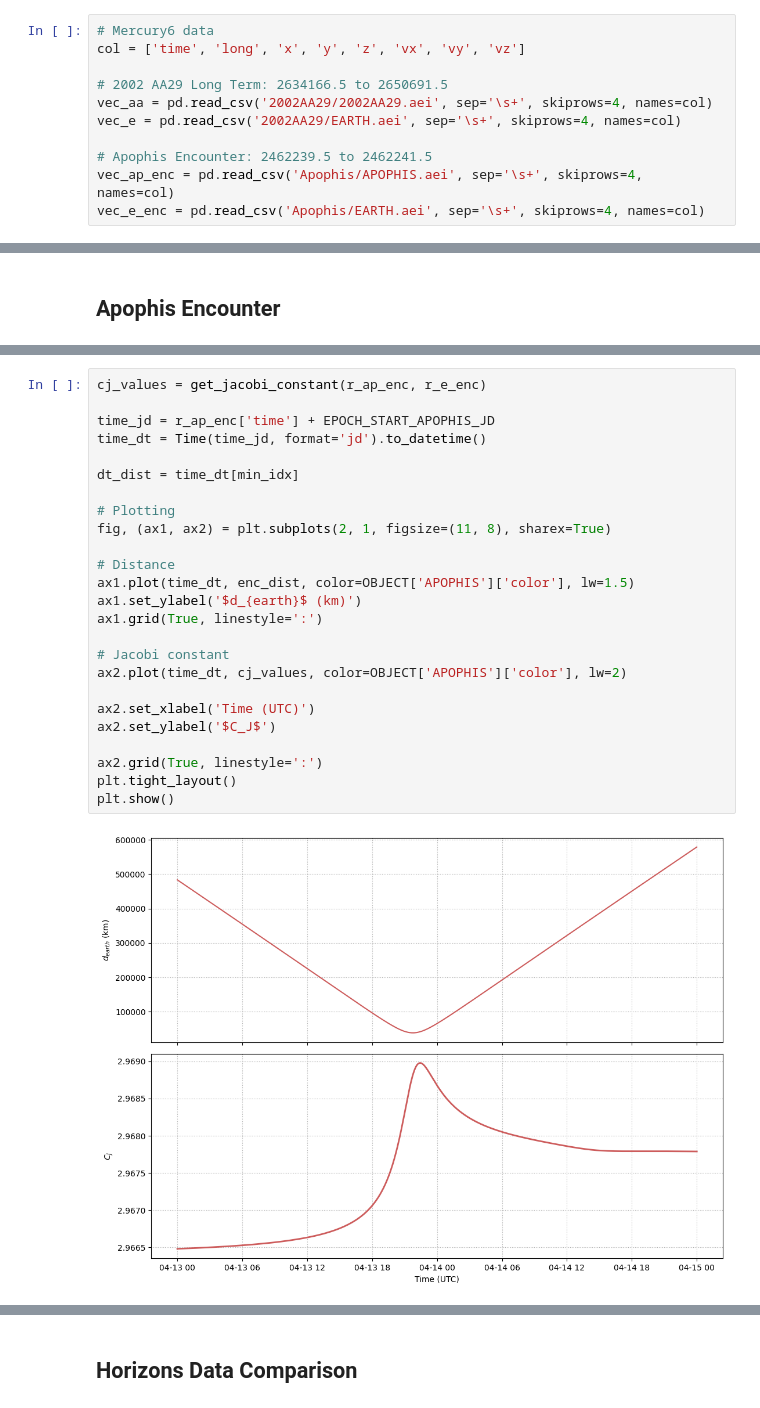
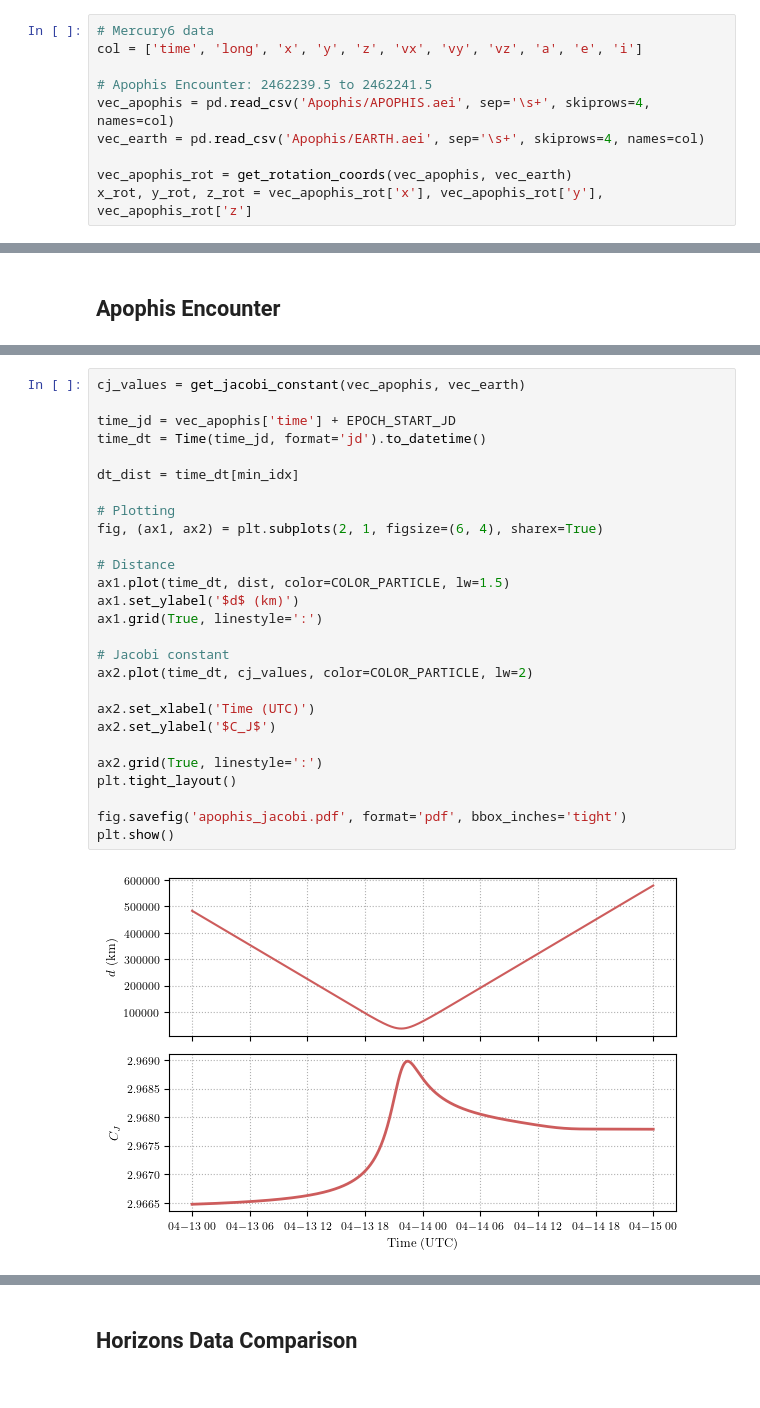
Before and after one commit to shami-momo/Workspace, a Jupyter notebook: solar_astro/NEA/Apophis.ipynb, the cells around one changed output, grey strips where cells are left out. Saved outputs shown, nothing was run; the diff lists cells and outputs as text.

Commit message:
apophis

```diff
--- a/solar_astro/NEA/Apophis.ipynb
+++ b/solar_astro/NEA/Apophis.ipynb
@@ -58,13 +95,12 @@ EPOCH_START_APOPHIS_JD = 2462239.5
 # %%
 # Mercury6 data
-col = ['time', 'long', 'x', 'y', 'z', 'vx', 'vy', 'vz']
-
-# 2002 AA29 Long Term: 2634166.5 to 2650691.5
-vec_aa = pd.read_csv('2002AA29/2002AA29.aei', sep='\s+', skiprows=4, names=col)
-vec_e = pd.read_csv('2002AA29/EARTH.aei', sep='\s+', skiprows=4, names=col)
+col = ['time', 'long', 'x', 'y', 'z', 'vx', 'vy', 'vz', 'a', 'e', 'i']
 
 # Apophis Encounter: 2462239.5 to 2462241.5
-vec_ap_enc = pd.read_csv('Apophis/APOPHIS.aei', sep='\s+', skiprows=4, names=col)
-vec_e_enc = pd.read_csv('Apophis/EARTH.aei', sep='\s+', skiprows=4, names=col)
+vec_apophis = pd.read_csv('Apophis/APOPHIS.aei', sep='\s+', skiprows=4, names=col)
+vec_earth = pd.read_csv('Apophis/EARTH.aei', sep='\s+', skiprows=4, names=col)
+
+vec_apophis_rot = get_rotation_coords(vec_apophis, vec_earth)
+x_rot, y_rot, z_rot = vec_apophis_rot['x'], vec_apophis_rot['y'], vec_apophis_rot['z']
 # %%
 # Horizons Data
@@ -328,27 +174,29 @@ plt.show()
 # %%
-cj_values = get_jacobi_constant(r_ap_enc, r_e_enc)
+cj_values = get_jacobi_constant(vec_apophis, vec_earth)
 
-time_jd = r_ap_enc['time'] + EPOCH_START_APOPHIS_JD
+time_jd = vec_apophis['time'] + EPOCH_START_JD
 time_dt = Time(time_jd, format='jd').to_datetime()
 
 dt_dist = time_dt[min_idx]
 
 # Plotting
-fig, (ax1, ax2) = plt.subplots(2, 1, figsize=(11, 8), sharex=True)
+fig, (ax1, ax2) = plt.subplots(2, 1, figsize=(6, 4), sharex=True)
 
 # Distance
-ax1.plot(time_dt, enc_dist, color=OBJECT['APOPHIS']['color'], lw=1.5)
-ax1.set_ylabel('$d_{earth}$ (km)')
+ax1.plot(time_dt, dist, color=COLOR_PARTICLE, lw=1.5)
+ax1.set_ylabel('$d$ (km)')
 ax1.grid(True, linestyle=':')
 
 # Jacobi constant
-ax2.plot(time_dt, cj_values, color=OBJECT['APOPHIS']['color'], lw=2)
+ax2.plot(time_dt, cj_values, color=COLOR_PARTICLE, lw=2)
 
 ax2.set_xlabel('Time (UTC)')
 ax2.set_ylabel('$C_J$')
 
 ax2.grid(True, linestyle=':')
 plt.tight_layout()
+
+fig.savefig('apophis_jacobi.pdf', format='pdf', bbox_inches='tight')
 plt.show()
 # %% [output]
-[figure, old version]
+[figure, new version]
```
Also changed, not shown: parts of 15 cells of this notebook, 3 other files.
